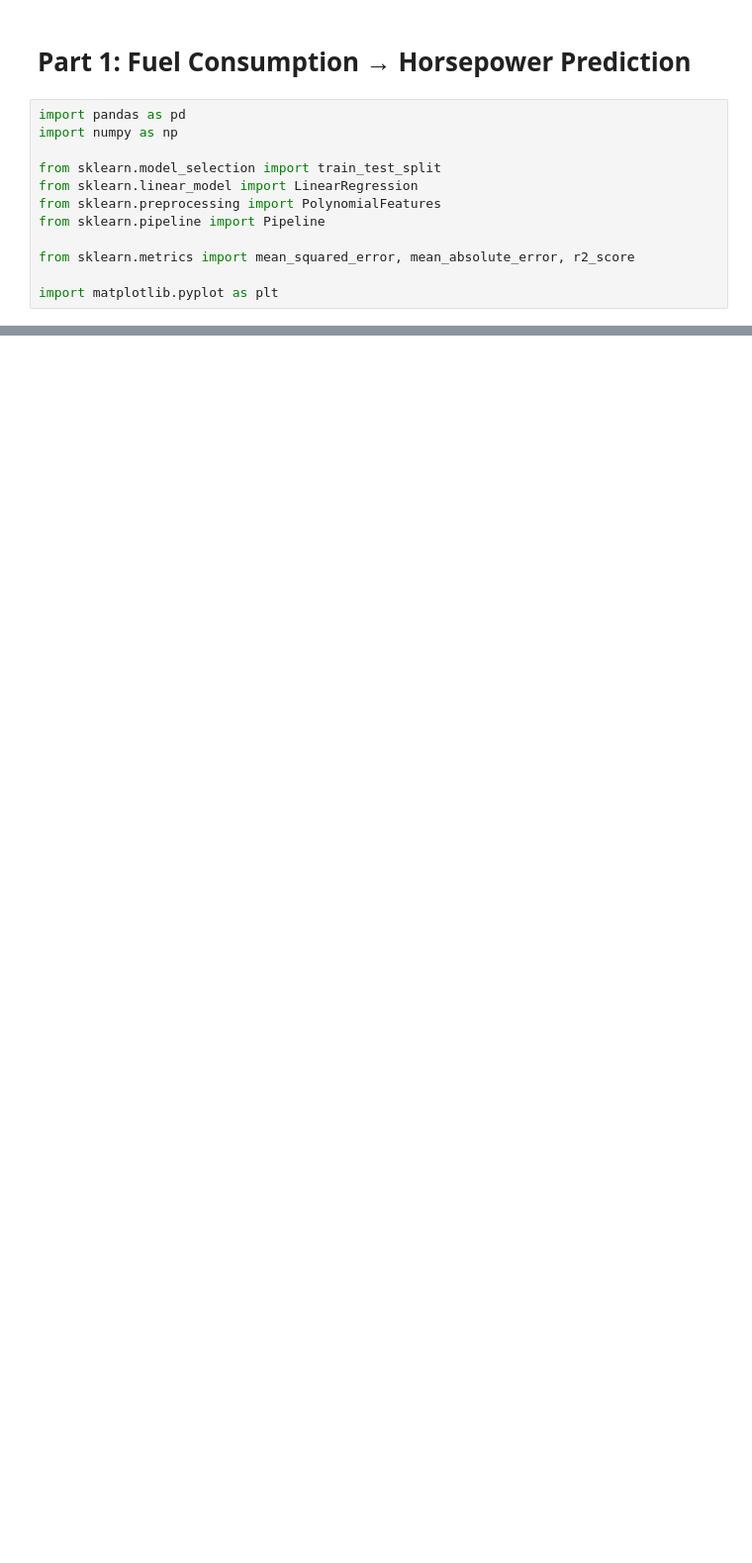
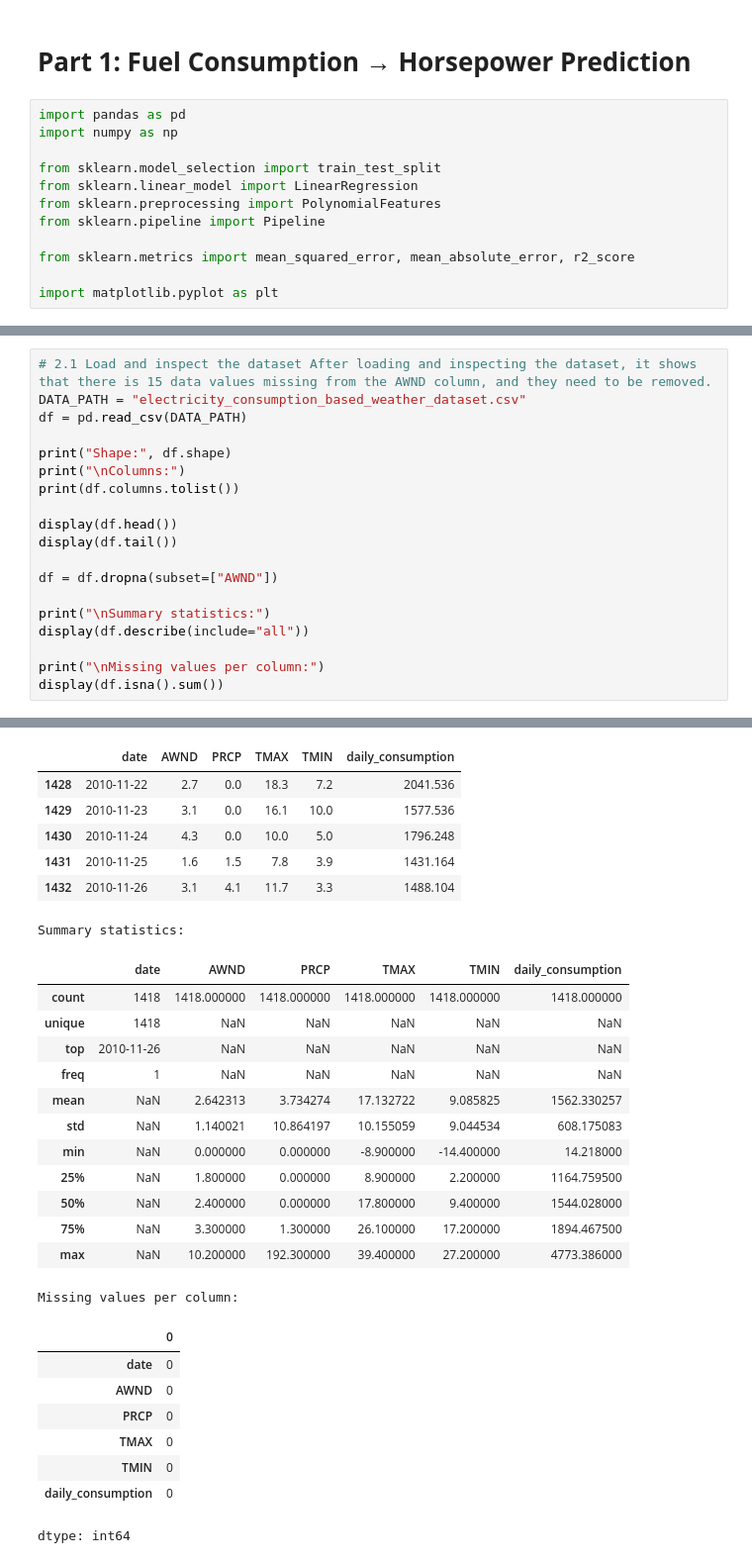
Before and after one commit to SZ330/EE344-Assignment-1, a Jupyter notebook: Assignment_1.ipynb, the cells around one changed output, grey strips where cells are left out. Shown at 99% size. Cells and saved outputs as stored; diff of their text form; blank space fills up the shorter version.

```diff
--- a/Assignment_1.ipynb
+++ b/Assignment_1.ipynb
@@ -253,0 +297,20 @@ display(results_A)
+# %%
+# 2.1 Load and inspect the dataset After loading and inspecting the dataset, it shows that there is 15 data values missing from the AWND column, and they need to be removed.
+DATA_PATH = "electricity_consumption_based_weather_dataset.csv"
+df = pd.read_csv(DATA_PATH)
+
+print("Shape:", df.shape)
+print("\nColumns:")
+print(df.columns.tolist())
+
+display(df.head())
+display(df.tail())
+
+df = df.dropna(subset=["AWND"])
+
+print("\nSummary statistics:")
+display(df.describe(include="all"))
+
+print("\nMissing values per column:")
+display(df.isna().sum())
+# %% [output]
@@ -253,0 +327,28 @@ display(results_A)
+|  | date | AWND | PRCP | TMAX | TMIN | daily_consumption |
+| 1428 | 2010-11-22 | 2.7 | 0.0 | 18.3 | 7.2 | 2041.536 |
+| 1429 | 2010-11-23 | 3.1 | 0.0 | 16.1 | 10.0 | 1577.536 |
+| 1430 | 2010-11-24 | 4.3 | 0.0 | 10.0 | 5.0 | 1796.248 |
+| 1431 | 2010-11-25 | 1.6 | 1.5 | 7.8 | 3.9 | 1431.164 |
+| 1432 | 2010-11-26 | 3.1 | 4.1 | 11.7 | 3.3 | 1488.104 |
+Summary statistics:
+|  | date | AWND | PRCP | TMAX | TMIN | daily_consumption |
+| count | 1418 | 1418.000000 | 1418.000000 | 1418.000000 | 1418.000000 | 1418.000000 |
+| unique | 1418 | NaN | NaN | NaN | NaN | NaN |
+| top | 2010-11-26 | NaN | NaN | NaN | NaN | NaN |
+| freq | 1 | NaN | NaN | NaN | NaN | NaN |
+| mean | NaN | 2.642313 | 3.734274 | 17.132722 | 9.085825 | 1562.330257 |
+| std | NaN | 1.140021 | 10.864197 | 10.155059 | 9.044534 | 608.175083 |
+| min | NaN | 0.000000 | 0.000000 | -8.900000 | -14.400000 | 14.218000 |
+| 25% | NaN | 1.800000 | 0.000000 | 8.900000 | 2.200000 | 1164.759500 |
+| 50% | NaN | 2.400000 | 0.000000 | 17.800000 | 9.400000 | 1544.028000 |
+| 75% | NaN | 3.300000 | 1.300000 | 26.100000 | 17.200000 | 1894.467500 |
+| max | NaN | 10.200000 | 192.300000 | 39.400000 | 27.200000 | 4773.386000 |
+Missing values per column:
+|  | 0 |
+| date | 0 |
+| AWND | 0 |
+| PRCP | 0 |
+| TMAX | 0 |
+| TMIN | 0 |
+| daily_consumption | 0 |
+dtype: int64
```
Also changed, not shown: parts of 10 cells of this notebook.
